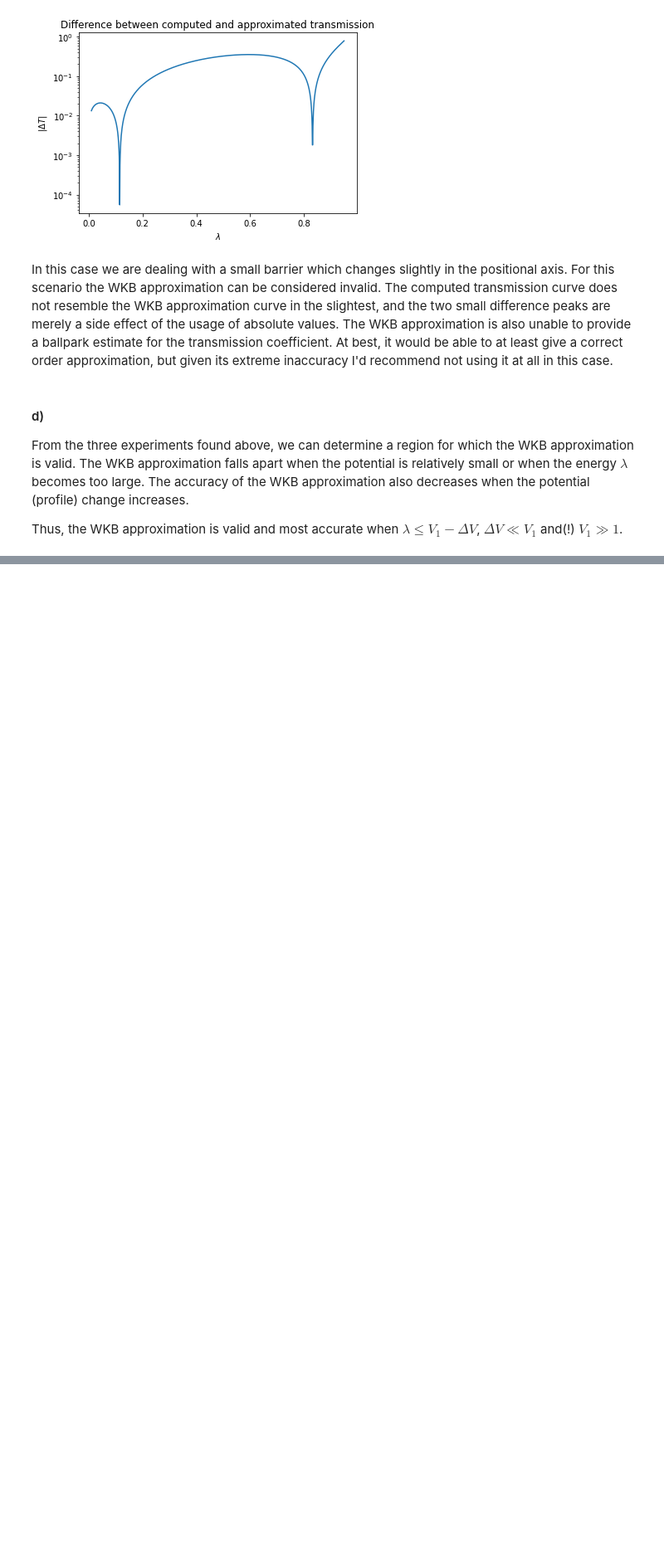
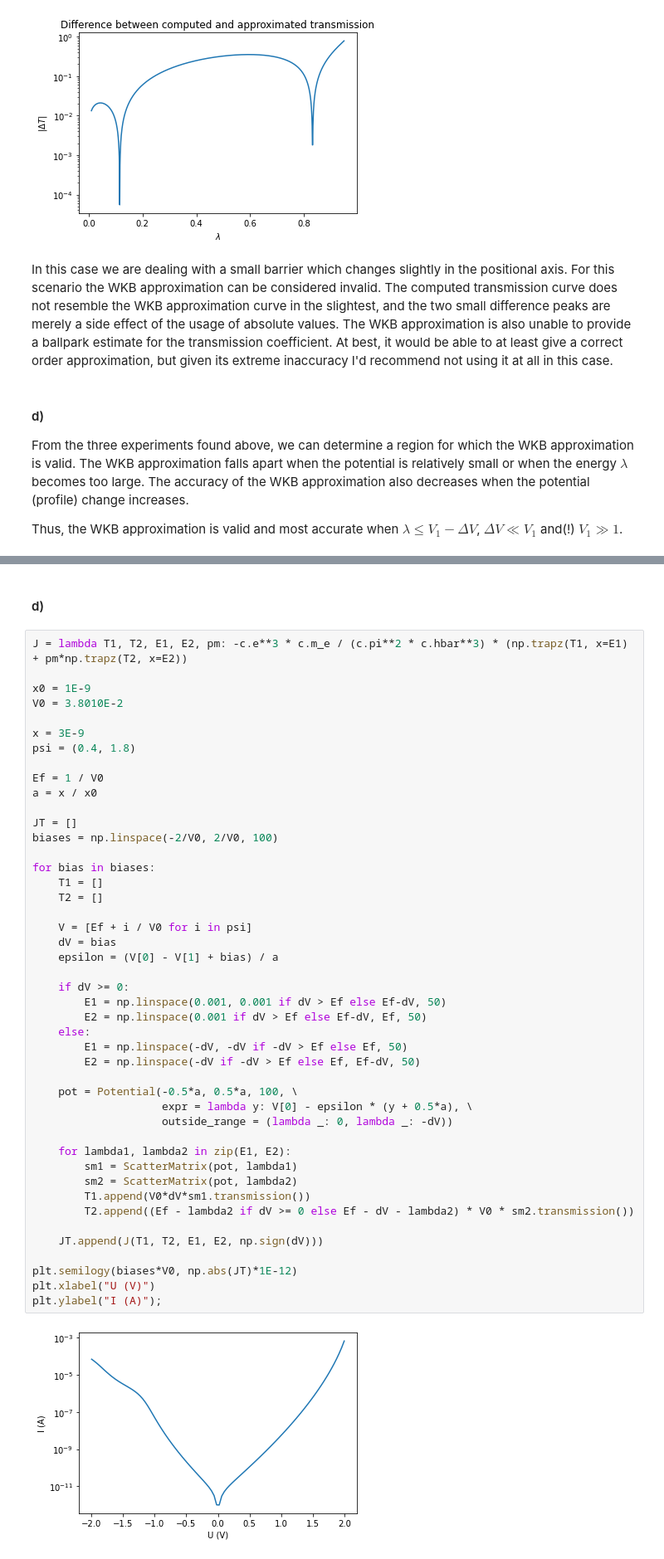
Before and after one commit to KevoSoftworks/computational_physics, a Jupyter notebook: 3_wave_propagation/wave_propagation.ipynb, the cells around one changed output, grey strips where cells are left out. Shown at 83% size. Drawn from its saved outputs; the diff is of its cells as text; blank space fills up the shorter version.

```diff
--- a/3_wave_propagation/wave_propagation.ipynb
+++ b/3_wave_propagation/wave_propagation.ipynb
@@ -408,0 +519,49 @@ Thus, the WKB approximation is valid and most accurate when $\lambda \leq V_1 -
+# %% [markdown]
+#### d)
+# %%
+J = lambda T1, T2, E1, E2, pm: -c.e**3 * c.m_e / (c.pi**2 * c.hbar**3) * (np.trapz(T1, x=E1) + pm*np.trapz(T2, x=E2))
+
+x0 = 1E-9
+V0 = 3.8010E-2
+
+x = 3E-9
+psi = (0.4, 1.8)
+
+Ef = 1 / V0
+a = x / x0
+
+JT = []
+biases = np.linspace(-2/V0, 2/V0, 100)
+
+for bias in biases:
+    T1 = []
+    T2 = []
+
+    V = [Ef + i / V0 for i in psi]
+    dV = bias
+    epsilon = (V[0] - V[1] + bias) / a
+
+    if dV >= 0:
+        E1 = np.linspace(0.001, 0.001 if dV > Ef else Ef-dV, 50)
+        E2 = np.linspace(0.001 if dV > Ef else Ef-dV, Ef, 50)
+    else:
+        E1 = np.linspace(-dV, -dV if -dV > Ef else Ef, 50)
+        E2 = np.linspace(-dV if -dV > Ef else Ef, Ef-dV, 50)
+
+    pot = Potential(-0.5*a, 0.5*a, 100, \
+                    expr = lambda y: V[0] - epsilon * (y + 0.5*a), \
+                    outside_range = (lambda _: 0, lambda _: -dV))
+
+    for lambda1, lambda2 in zip(E1, E2):
+        sm1 = ScatterMatrix(pot, lambda1)
+        sm2 = ScatterMatrix(pot, lambda2)
+        T1.append(V0*dV*sm1.transmission())
+        T2.append((Ef - lambda2 if dV >= 0 else Ef - dV - lambda2) * V0 * sm2.transmission())
+
+    JT.append(J(T1, T2, E1, E2, np.sign(dV)))
+
+plt.semilogy(biases*V0, np.abs(JT)*1E-12)
+plt.xlabel("U (V)")
+plt.ylabel("I (A)");
+# %% [output]
+[figure, added]
```
Also changed, not shown: parts of 9 cells of this notebook, 1 other file.
